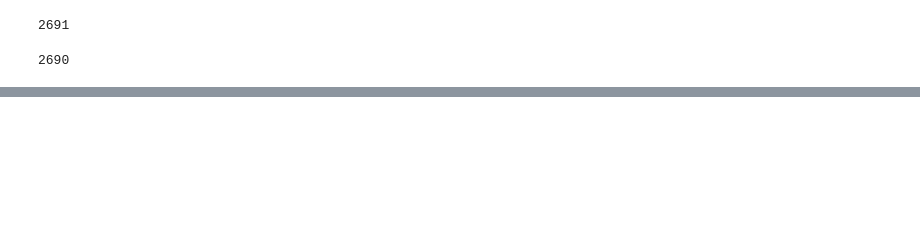
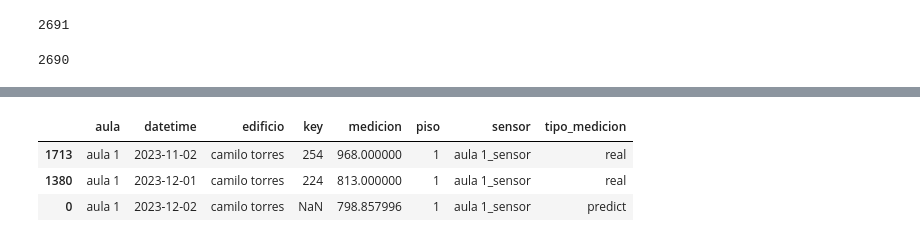
Before and after one commit to javierjdaza/co2-control, a Jupyter notebook: auth.ipynb, the cells around one changed output, grey strips where cells are left out. Saved outputs shown, nothing was run; the diff lists cells and outputs as text; code cells hidden in the pictures; blank space fills up the shorter version.

```diff
--- a/auth.ipynb
+++ b/auth.ipynb
@@ -544,0 +667,6 @@ payload = {
+# %%
+df_2 = df[(df['edificio'] == 'camilo torres') & (df['piso'] == 1) & (df['aula'] == f'aula 1')]
+df_2['tipo_medicion'] = 'real'
+# %%
+new_date = df_2.datetime.max() + timedelta(1)
+new_date
@@ -544,0 +675,19 @@ payload = {
+# %%
+new_value = pd.DataFrame([{'datetime':new_date}])
+y_predict = int(model.predict(new_value)[0])
+df_predict = pd.DataFrame([{'datetime':new_date,'medicion':y_predict,'aula': 'aula 1','edificio': 'camilo torres','piso':1,'sensor':'aula 1_sensor','tipo_medicion':'predict'}])
+df_2 = df_2.append(df_predict)
+# %%
+df_2 = df_2[df_2['datetime'] >= pd.to_datetime('2023-09-01')]
+df_2['datetime_str'] = df_2['datetime'].apply(lambda x: x.strftime('%d-%m-%Y'))
+fig = px.line(df_2, x="datetime", y="medicion",  color='tipo_medicion',text="medicion")
+fig.update_traces(textposition="top right")
+# fig.add_vline(x=df.datetime.max(),line=dict(color="#EB4747"))
+fig.show()
+# %%
+df_2
+# %% [output]
+|  | aula | datetime | edificio | key | medicion | piso | sensor | tipo_medicion |
+| 1713 | aula 1 | 2023-11-02 | camilo torres | 254 | 968.000000 | 1 | aula 1_sensor | real |
+| 1380 | aula 1 | 2023-12-01 | camilo torres | 224 | 813.000000 | 1 | aula 1_sensor | real |
+| 0 | aula 1 | 2023-12-02 | camilo torres | NaN | 798.857996 | 1 | aula 1_sensor | predict |
```
Also changed, not shown: parts of 19 cells of this notebook, 4 other files.
